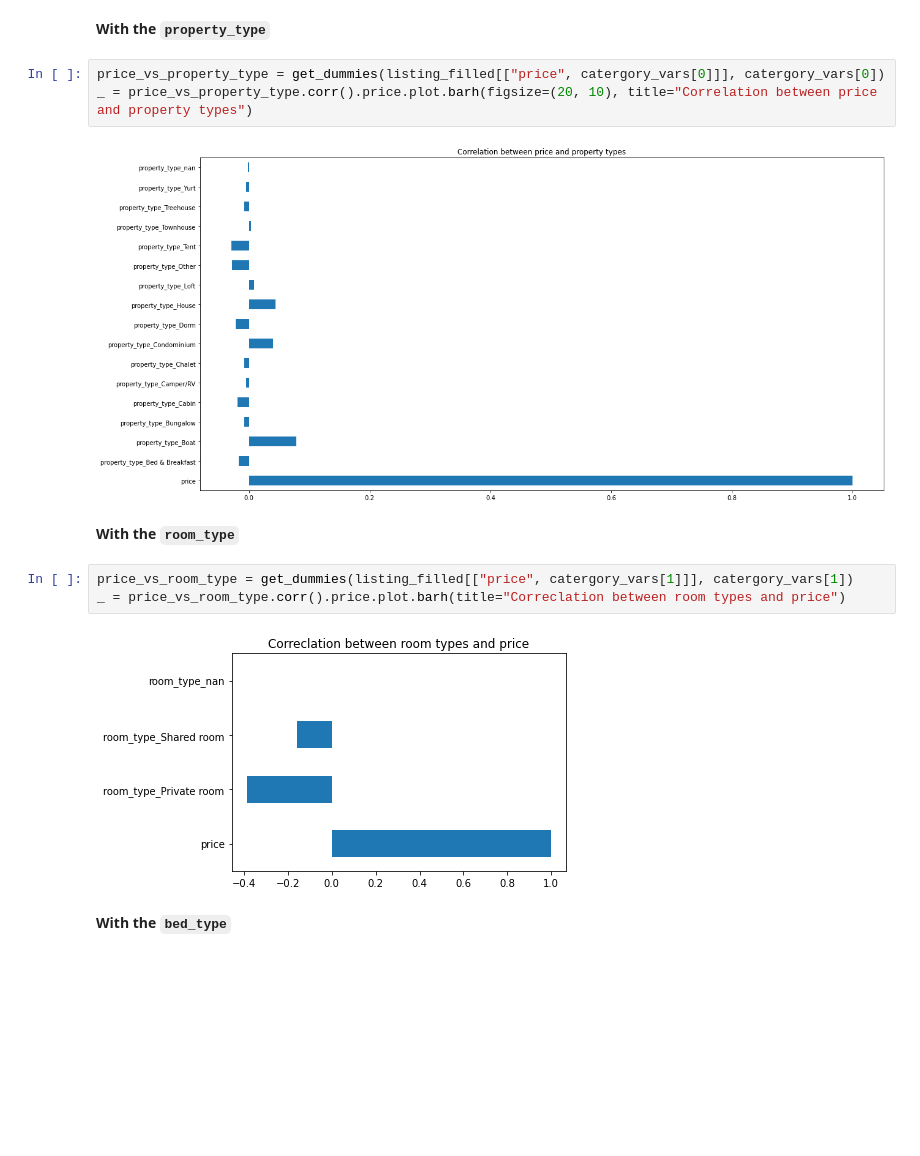
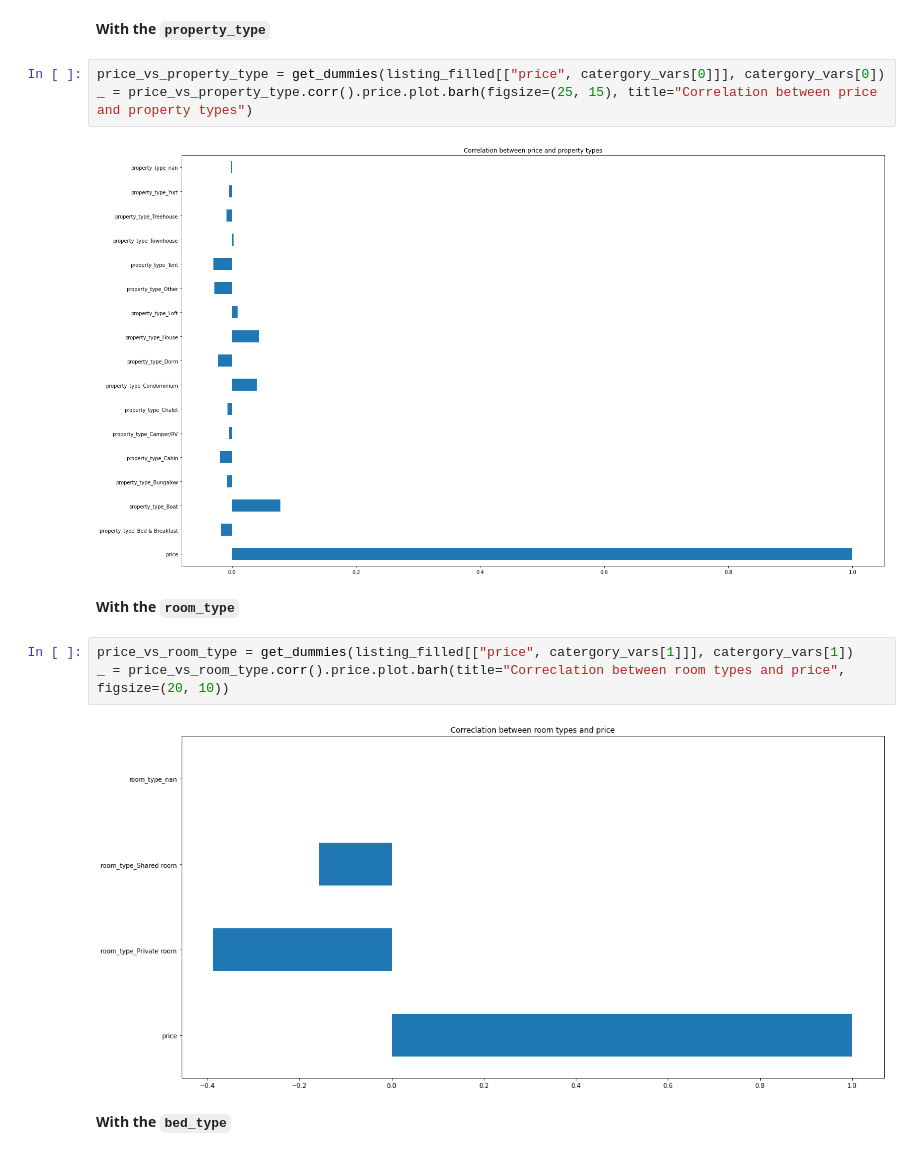
Before and after one commit to thaihocnguyen-git/Seatle-Airbnb, a Jupyter notebook: Seatle Airbnb.ipynb, the cells around one changed output. Saved outputs shown, nothing was run; the diff lists cells and outputs as text; blank space fills up the shorter version.

```diff
--- a/Seatle Airbnb.ipynb
+++ b/Seatle Airbnb.ipynb
@@ -412,16 +412,16 @@ def get_dummies(df: DataFrame, *columns: List[str]) -> DataFrame:
 **With the `property_type`**
 # %%
 price_vs_property_type = get_dummies(listing_filled[["price", catergory_vars[0]]], catergory_vars[0])
-_ = price_vs_property_type.corr().price.plot.barh(figsize=(20, 10), title="Correlation between price and property types")
+_ = price_vs_property_type.corr().price.plot.barh(figsize=(25, 15), title="Correlation between price and property types")
 # %% [output]
-[figure, old version]
+[figure, new version]
 # %% [markdown]
 **With the `room_type`**
 # %%
 price_vs_room_type = get_dummies(listing_filled[["price", catergory_vars[1]]], catergory_vars[1])
-_ = price_vs_room_type.corr().price.plot.barh(title="Correclation between room types and price")
+_ = price_vs_room_type.corr().price.plot.barh(title="Correclation between room types and price", figsize=(20, 10))
 # %% [output]
-[figure, old version]
+[figure, new version]
 # %% [markdown]
 **With the `bed_type`**
 # %%
```
Also changed, not shown: parts of 5 cells of this notebook, 8 other files.
